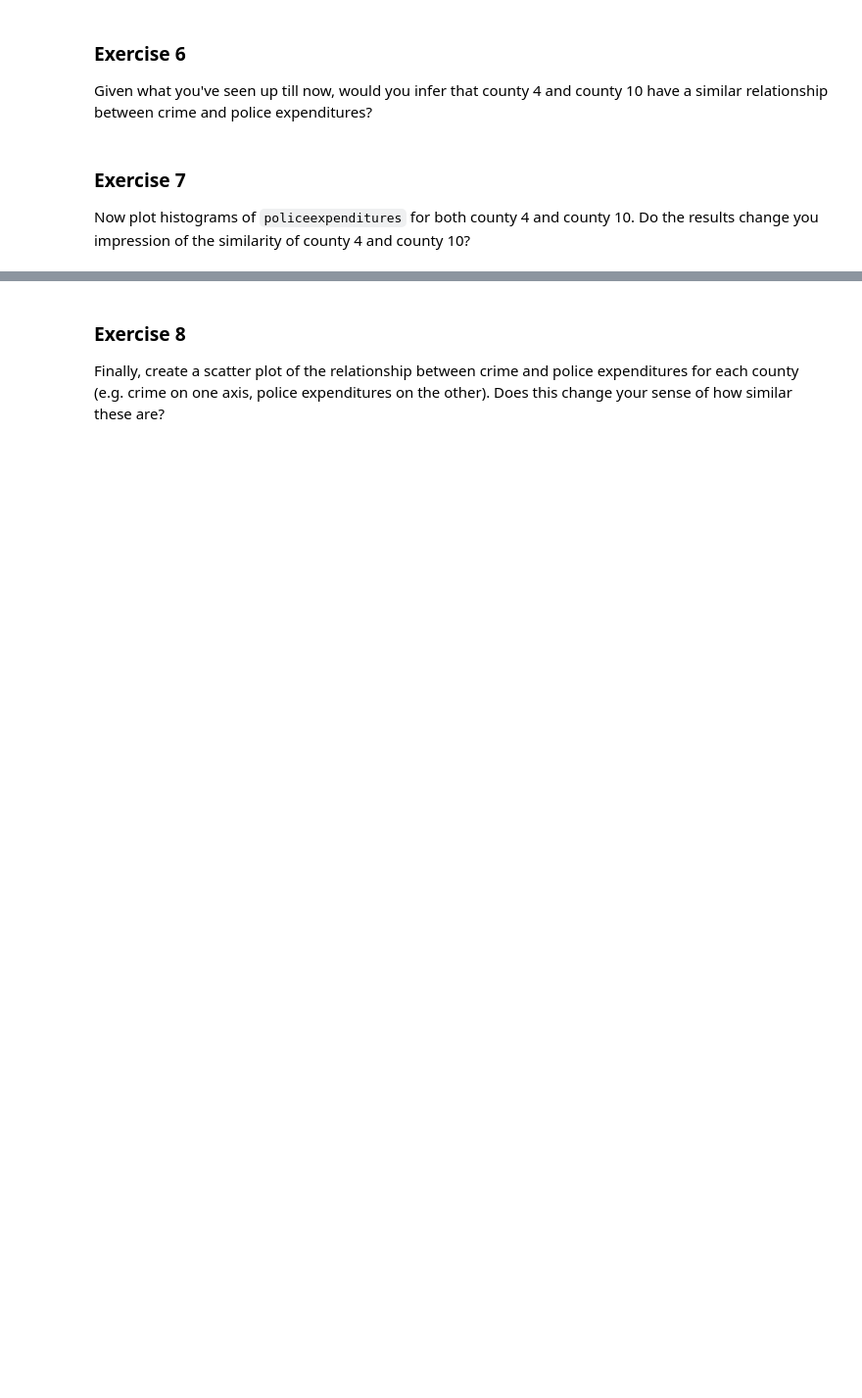
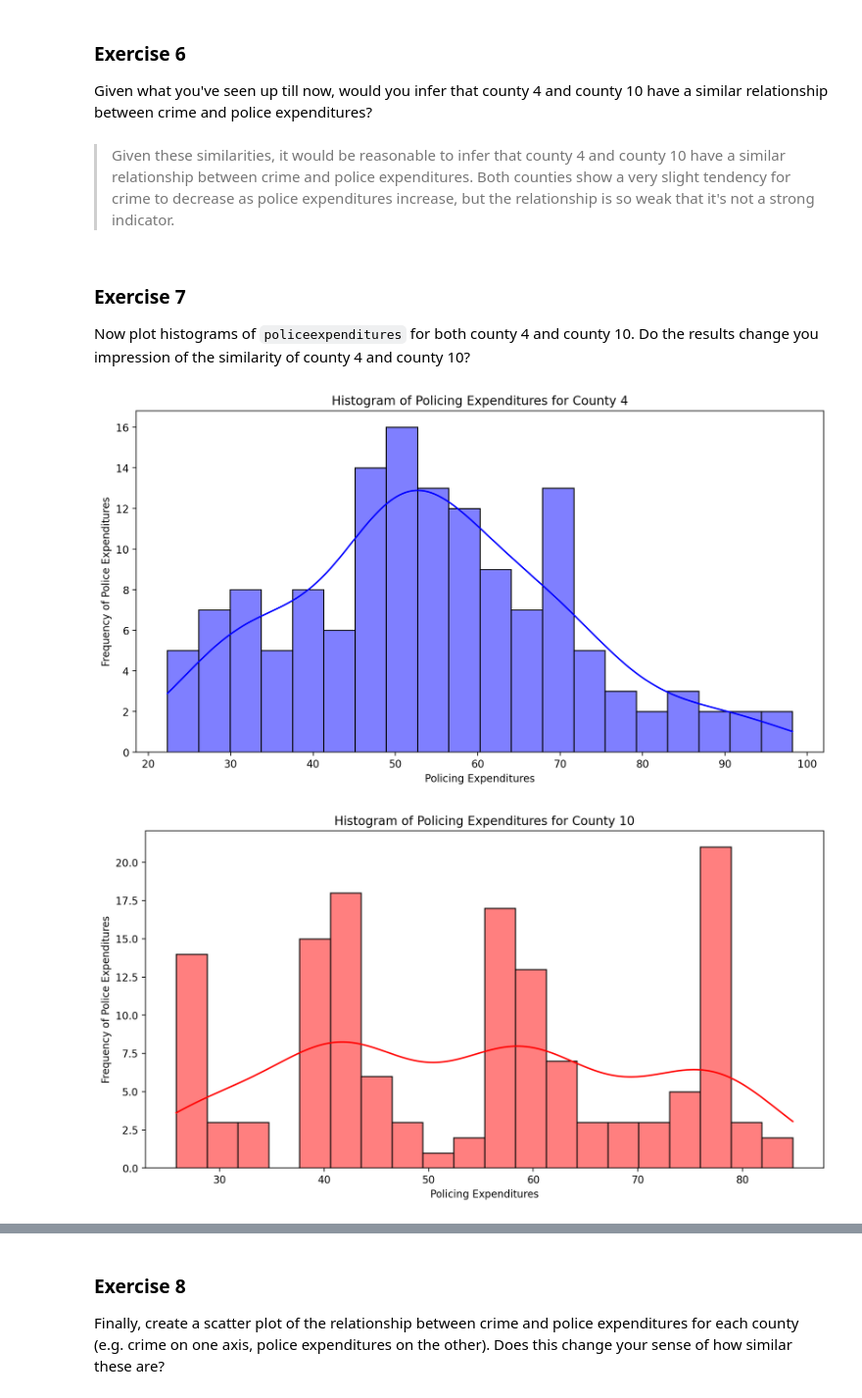
Before and after one commit to carrieli15/Unifying_Data_Science_Python, a Jupyter notebook: exercise_exploratory.ipynb, the cells around one changed output, grey strips where cells are left out. Shown at 98% size. Saved outputs shown, nothing was run; the diff lists cells and outputs as text; code cells hidden in the pictures; blank space fills up the shorter version.

```diff
--- a/exercise_exploratory.ipynb
+++ b/exercise_exploratory.ipynb
@@ -49,0 +49,18 @@ for county 10, average policing expenditure is 62.15 and average crime index is
+# %%
+# calculate two means for county 4 and 10
+
+filter_data = crime_expend_data[crime_expend_data["county_code"].isin([4, 10])]
+
+county_codes = [4, 10]
+
+for county in county_codes:
+    county_data = filter_data[filter_data["county_code"] == county]
+
+    mean_expenditure = county_data["policeexpenditures"].mean()
+    mean_crimeindex = county_data["crimeindex"].mean()
+
+    print(
+        f"For county {county},\n"
+        f"average policing expenditure is {mean_expenditure:.2f},\n"
+        f"and average crime index is {mean_crimeindex:.2f}"
+    )
@@ -67,7 +131,45 @@ Based on your results up to this point, what would you guess about whether polic
 ### Exercise 6
 
 Given what you've seen up till now, would you infer that county 4 and county 10 have a similar relationship between crime and police expenditures?
+# %% [markdown]
+>Given these similarities, it would be reasonable to infer that county 4 and county 10 have a similar relationship between crime and police expenditures. Both counties show a very slight tendency for crime to decrease as police expenditures increase, but the relationship is so weak that it's not a strong indicator.
 # %% [markdown]
 ### Exercise 7
 
 Now plot histograms of `policeexpenditures` for both county 4 and county 10. Do the results change you impression of the similarity of county 4 and county 10?
+# %%
+import matplotlib.pyplot as plt
+import seaborn as sns
+
+%config InlineBackend.figure_format = 'retina'
+
+# plot for County 4
+plt.figure(figsize=(12, 6))
+sns.histplot(
+    data=filter_data[filter_data["county_code"] == 4],
+    x="policeexpenditures",
+    color="blue",
+    kde=True,
+    bins=20,
+)
+plt.title("Histogram of Policing Expenditures for County 4")
+plt.xlabel("Policing Expenditures")
+plt.ylabel("Frequency of Police Expenditures")
+plt.show()
+
+# plot for County 10
+plt.figure(figsize=(12, 6))
+sns.histplot(
+    data=filter_data[filter_data["county_code"] == 10],
+    x="policeexpenditures",
+    color="red",
+    kde=True,
+    bins=20,
+)
+plt.title("Histogram of Policing Expenditures for County 10")
+plt.xlabel("Policing Expenditures")
+plt.ylabel("Frequency of Police Expenditures")
+plt.show()
+# %% [output]
+[figure, added]
+[figure, added]
```
Also changed, not shown: parts of 13 cells of this notebook, 1 other file.
